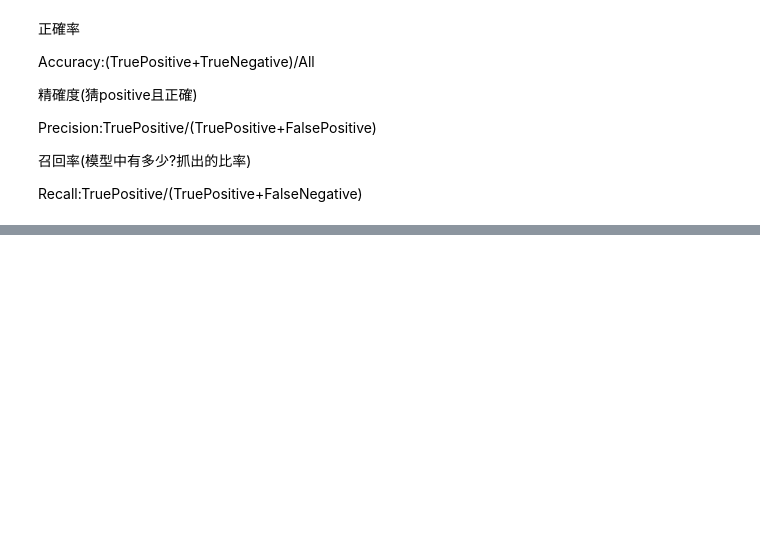
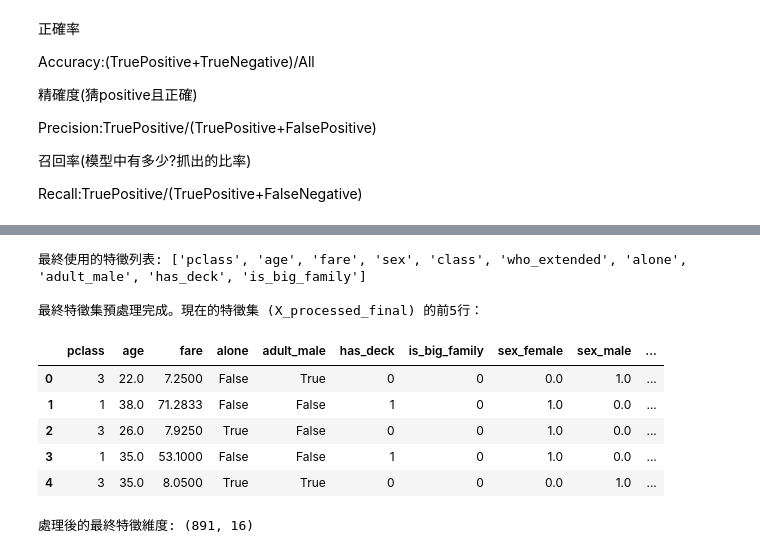
Before and after one commit to aaronhuang317/Titanic-Passenger-Survival-Prediction-and-Risk-Factor-Analysis, a Jupyter notebook: Titanic-Passenger-Survival-Prediction-and-Risk-Factor-Analysis.ipynb, the cells around one changed output, grey strips where cells are left out. Cells and saved outputs as stored; diff of their text form; code cells hidden in the pictures; blank space fills up the shorter version.

```diff
--- a/Titanic-Passenger-Survival-Prediction-and-Risk-Factor-Analysis.ipynb
+++ b/Titanic-Passenger-Survival-Prediction-and-Risk-Factor-Analysis.ipynb
@@ -1016,0 +1202,41 @@ Recall:TruePositive/(TruePositive+FalseNegative)
+# %%
+# 根據分析結果，移除 'embarked' 特徵
+final_features = [
+    'pclass', 'age', 'fare',
+    'sex', 'class', 'who_extended',
+    'alone', 'adult_male', 'has_deck', 'is_big_family'
+]
+
+print(f"最終使用的特徵列表: {final_features}")
+
+# 選取特徵和目標變數
+X_final = df_ml[final_features]
+y_final = df_ml['survived']
+
+# 識別類別型欄位 (需要根據 final_features 重新過濾)
+categorical_features_final = [f for f in ['sex', 'class', 'who_extended'] if f in final_features]
+
+# 使用 OneHotEncoder 進行編碼
+encoder_final = OneHotEncoder(handle_unknown='ignore', sparse_output=False)
+X_encoded_final = encoder_final.fit_transform(X_final[categorical_features_final])
+encoded_feature_names_final = encoder_final.get_feature_names_out(categorical_features_final)
+X_encoded_df_final = pd.DataFrame(X_encoded_final, columns=encoded_feature_names_final, index=X_final.index)
+
+# 將數值特徵和編碼後的類別特徵合併
+X_numerical_final = X_final.drop(columns=categorical_features_final, errors='ignore')
+X_processed_final = pd.concat([X_numerical_final, X_encoded_df_final], axis=1)
+
+print("\n最終特徵集預處理完成。現在的特徵集 (X_processed_final) 的前5行：")
+display(X_processed_final.head())
+print(f"處理後的最終特徵維度: {X_processed_final.shape}")
+# %% [output]
+最終使用的特徵列表: ['pclass', 'age', 'fare', 'sex', 'class', 'who_extended', 'alone', 'adult_male', 'has_deck', 'is_big_family']
+
+最終特徵集預處理完成。現在的特徵集 (X_processed_final) 的前5行：
+|  | pclass | age | fare | alone | adult_male | has_deck | is_big_family | sex_female | sex_male | ... |
+| 0 | 3 | 22.0 | 7.2500 | False | True | 0 | 0 | 0.0 | 1.0 | ... |
+| 1 | 1 | 38.0 | 71.2833 | False | False | 1 | 0 | 1.0 | 0.0 | ... |
+| 2 | 3 | 26.0 | 7.9250 | True | False | 0 | 0 | 1.0 | 0.0 | ... |
+| 3 | 1 | 35.0 | 53.1000 | False | False | 1 | 0 | 1.0 | 0.0 | ... |
+| 4 | 3 | 35.0 | 8.0500 | True | True | 0 | 0 | 0.0 | 1.0 | ... |
+處理後的最終特徵維度: (891, 16)
```
Also changed, not shown: parts of 30 cells of this notebook.
